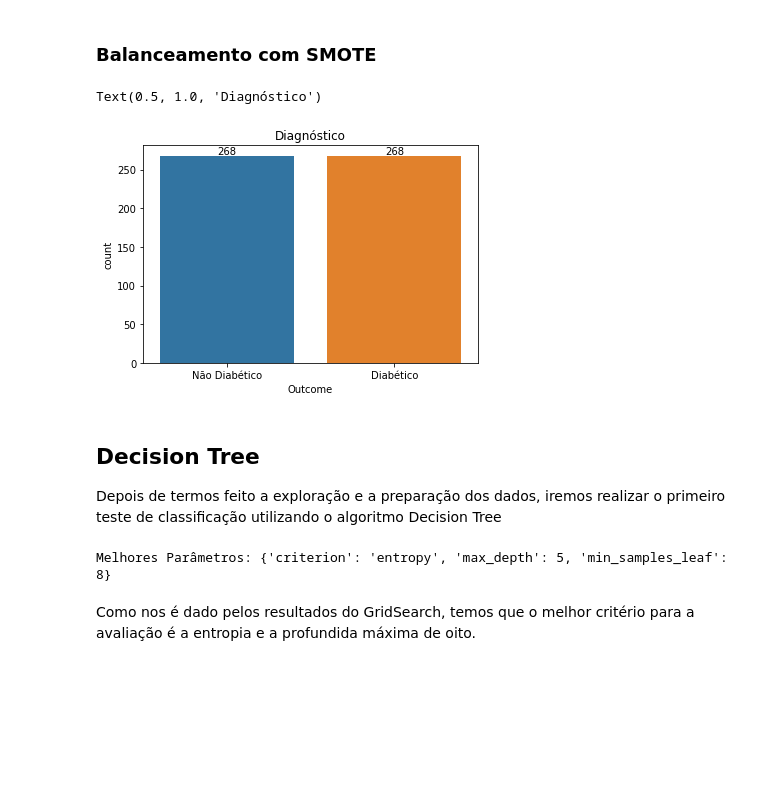
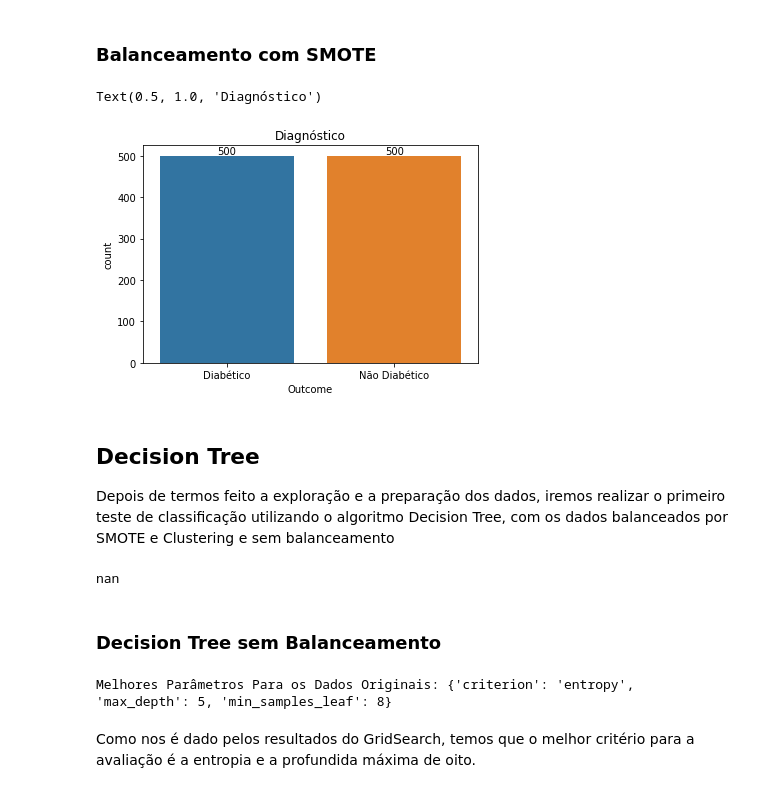
Before and after one commit to Marcellofabrizio/Notebooks, a Jupyter notebook: Pima Indians Diabetes Database/ClassifierComparison.ipynb, the cells around one changed output. Cells and saved outputs as stored; diff of their text form; code cells hidden in the pictures; blank space fills up the shorter version.

Commit message:
Balanceamento com Decision Tree

```diff
--- a/Pima Indians Diabetes Database/ClassifierComparison.ipynb
+++ b/Pima Indians Diabetes Database/ClassifierComparison.ipynb
@@ -229,28 +204,42 @@ Text(0.5, 1.0, 'Diagnóstico')
 # %%
 # Balaceamento dos dados com SMOTE
 from imblearn.over_sampling import SMOTE
 
-cc = ClusterCentroids(random_state=42)
-X_cc, y_cc = cc.fit_resample(X, y)
+smote = SMOTE(random_state=42)
+X_smote, y_smote = smote.fit_resample(X, y)
 
 plt.figure()
 ax = sb.countplot(
     x = 'Outcome',
-    data = y_cc.replace({
+    data = y_smote.replace({
         'Outcome': {
             0: 'Não Diabético',
             1: 'Diabético'
         }
     })
 )
 ax.bar_label(ax.containers[0])
 ax.set_title('Diagnóstico')
 # %% [output]
 Text(0.5, 1.0, 'Diagnóstico')
-[figure, old version]
+[figure, new version]
 # %% [markdown]
 ## Decision Tree
-Depois de termos feito a exploração e a preparação dos dados, iremos realizar o primeiro teste de classificação utilizando o algoritmo Decision Tree
+Depois de termos feito a exploração e a preparação dos dados, iremos realizar o primeiro teste de classificação utilizando o algoritmo Decision Tree, com os dados balanceados por SMOTE e Clustering e sem balanceamento
+# %%
+# Dataset para armazenar os resultados
+
+x_results = ['Balanceamento', 'Acurácia', 'Recall', 'Precisão', 'F-Measure']
+y_results = ['Original', 'SMOTE', 'ClusterCentroids']
+
+results_dt = pd.DataFrame(columns=x_results)
+
+results_dt.reindex()
+results_dt['Balanceamento'] = y_results
+# %% [output]
+nan
+# %% [markdown]
+### Decision Tree sem Balanceamento
 # %%
 # Comparar diferentes conjuntos de hiperparâmetros no treinamento
 from sklearn.tree import DecisionTreeClassifier
@@ -262,13 +251,13 @@ params = {
     'max_depth': [2,3,4,5,6,7,8],
     'min_samples_leaf': [1,2,3,4,5,6,7,8]
 }
-
-grid = GridSearchCV(dt, params, cv=10)
-grid.fit(X, y)
-
-print(f'Melhores Parâmetros: {grid.best_params_}')
-# %% [output]
-Melhores Parâmetros: {'criterion': 'entropy', 'max_depth': 5, 'min_samples_leaf': 8}
+# %%
+grid = GridSearchCV(dt, params, cv=10)
+grid.fit(X, y)
+
+print(f'Melhores Parâmetros Para os Dados Originais: {grid.best_params_}')
+# %% [output]
+Melhores Parâmetros Para os Dados Originais: {'criterion': 'entropy', 'max_depth': 5, 'min_samples_leaf': 8}
 # %% [markdown]
 Como nos é dado pelos resultados do GridSearch, temos que o melhor critério para a avaliação é a entropia e a profundida máxima de oito.
 # %%
```
Also changed, not shown: parts of 25 cells of this notebook.
